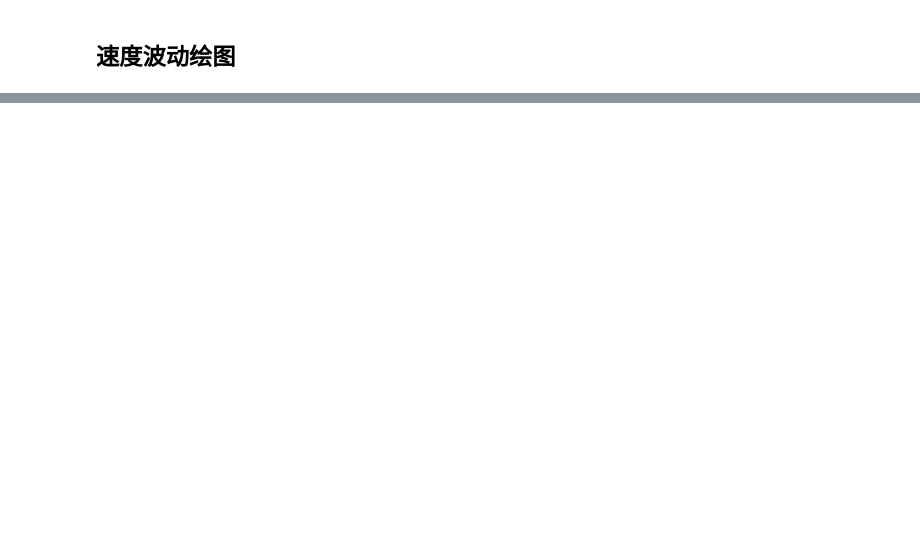
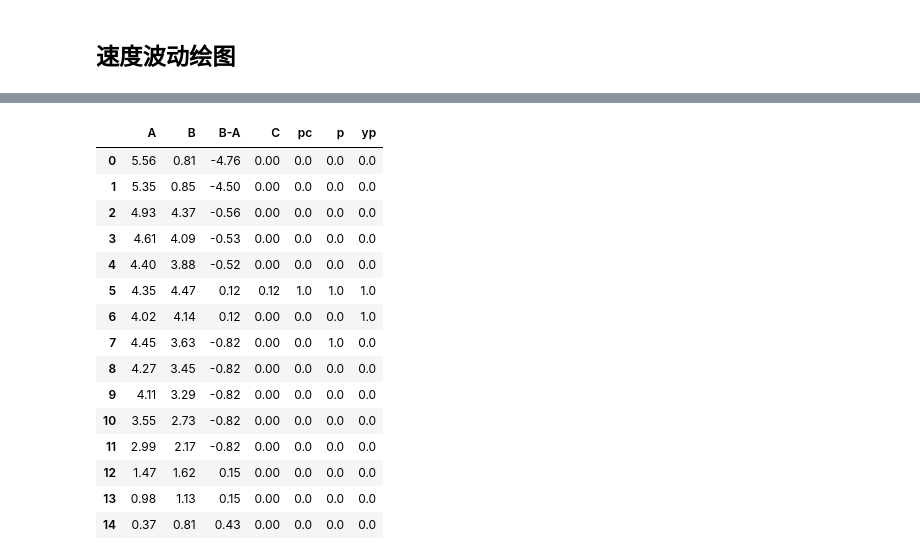
Before and after one commit to eeeecj/LMPband, a Jupyter notebook: phase_choose-variable.ipynb, the cells around one changed output, grey strips where cells are left out. Drawn from its saved outputs; the diff is of its cells as text; code cells hidden in the pictures; blank space fills up the shorter version.

```diff
--- a/phase_choose-variable.ipynb
+++ b/phase_choose-variable.ipynb
@@ -1223,3 +1200,37 @@ bod.round(2)
+# %%
+onbound4=[]
+for i in range(lin_num):
+    tmp=[]
+    for k in range(num):
+        tmp.append([sol.get_value(inbound_x[i][k][0]),sol.get_value(inbound_x[i][k][1]),sol.get_value(inbound_x[i][k][2])])
+    tmp=[tmp[i] for i in range(len(tmp)-1,-1,-1)]
+    onbound4.append(tmp)
+# %%
+ibod=pd.DataFrame(onbound4[1])
+ibod.columns=["A","B","B-A"]
+ibod["C"]=[C[1,k,1] for k in range(num)]
+ibod["pc"]=[pc[1,i,1] for i in range(num)]
+ibod["p"]=[p[i] for i in range(num)]
+ibod["yp"]=[yp[1,i,1] for  i in range(num)]
+# %%
+ibod.round(2)
+# %% [output]
+|  | A | B | B-A | C | pc | p | yp |
+| 0 | 5.56 | 0.81 | -4.76 | 0.00 | 0.0 | 0.0 | 0.0 |
+| 1 | 5.35 | 0.85 | -4.50 | 0.00 | 0.0 | 0.0 | 0.0 |
+| 2 | 4.93 | 4.37 | -0.56 | 0.00 | 0.0 | 0.0 | 0.0 |
+| 3 | 4.61 | 4.09 | -0.53 | 0.00 | 0.0 | 0.0 | 0.0 |
+| 4 | 4.40 | 3.88 | -0.52 | 0.00 | 0.0 | 0.0 | 0.0 |
+| 5 | 4.35 | 4.47 | 0.12 | 0.12 | 1.0 | 1.0 | 1.0 |
+| 6 | 4.02 | 4.14 | 0.12 | 0.00 | 0.0 | 0.0 | 1.0 |
+| 7 | 4.45 | 3.63 | -0.82 | 0.00 | 0.0 | 1.0 | 0.0 |
+| 8 | 4.27 | 3.45 | -0.82 | 0.00 | 0.0 | 0.0 | 0.0 |
+| 9 | 4.11 | 3.29 | -0.82 | 0.00 | 0.0 | 0.0 | 0.0 |
+| 10 | 3.55 | 2.73 | -0.82 | 0.00 | 0.0 | 0.0 | 0.0 |
+| 11 | 2.99 | 2.17 | -0.82 | 0.00 | 0.0 | 0.0 | 0.0 |
+| 12 | 1.47 | 1.62 | 0.15 | 0.00 | 0.0 | 0.0 | 0.0 |
+| 13 | 0.98 | 1.13 | 0.15 | 0.00 | 0.0 | 0.0 | 0.0 |
+| 14 | 0.37 | 0.81 | 0.43 | 0.00 | 0.0 | 0.0 | 0.0 |
 # %%
 from IPython.display import HTML
 
```
Also changed, not shown: parts of 20 cells of this notebook, 1 other file.
